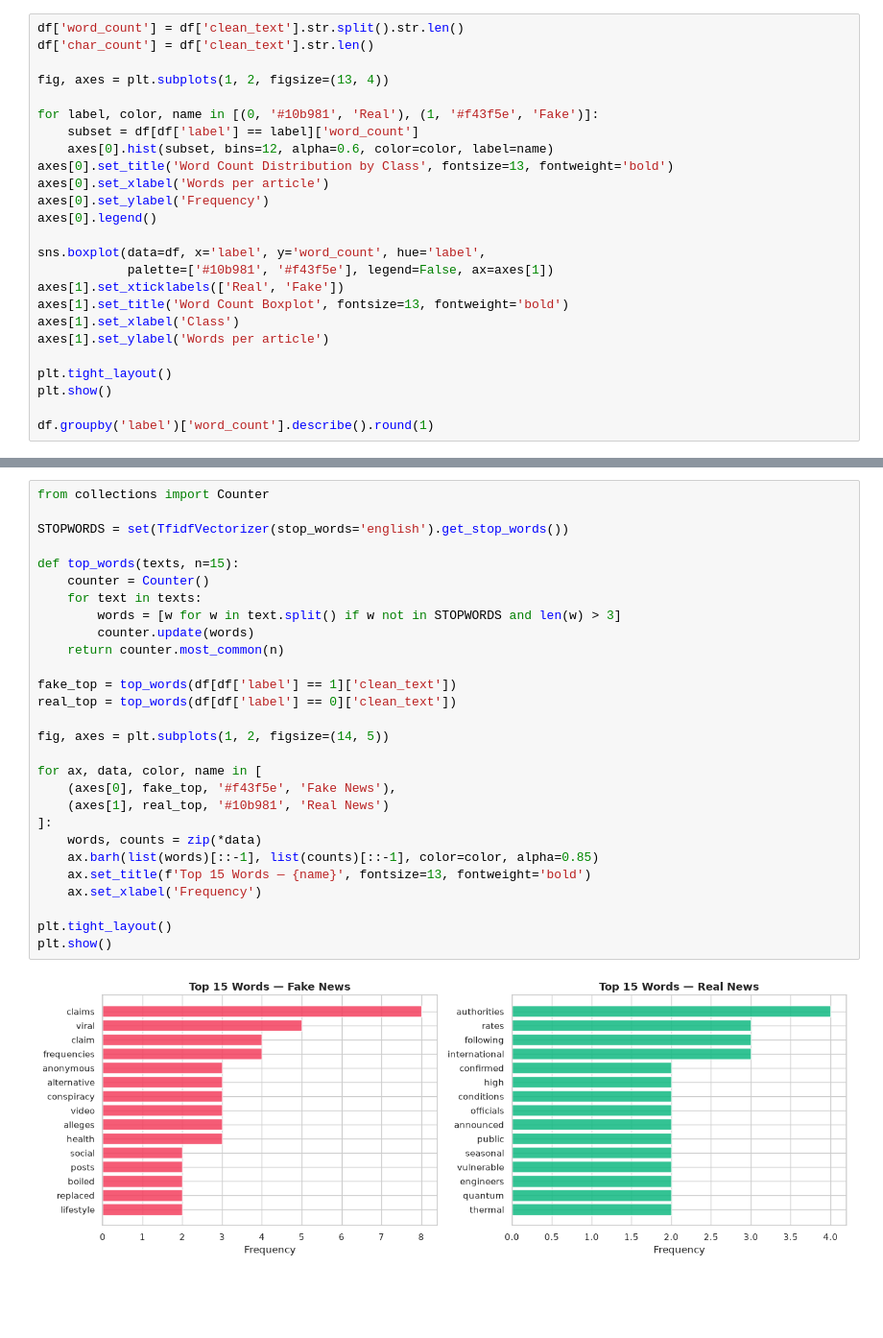
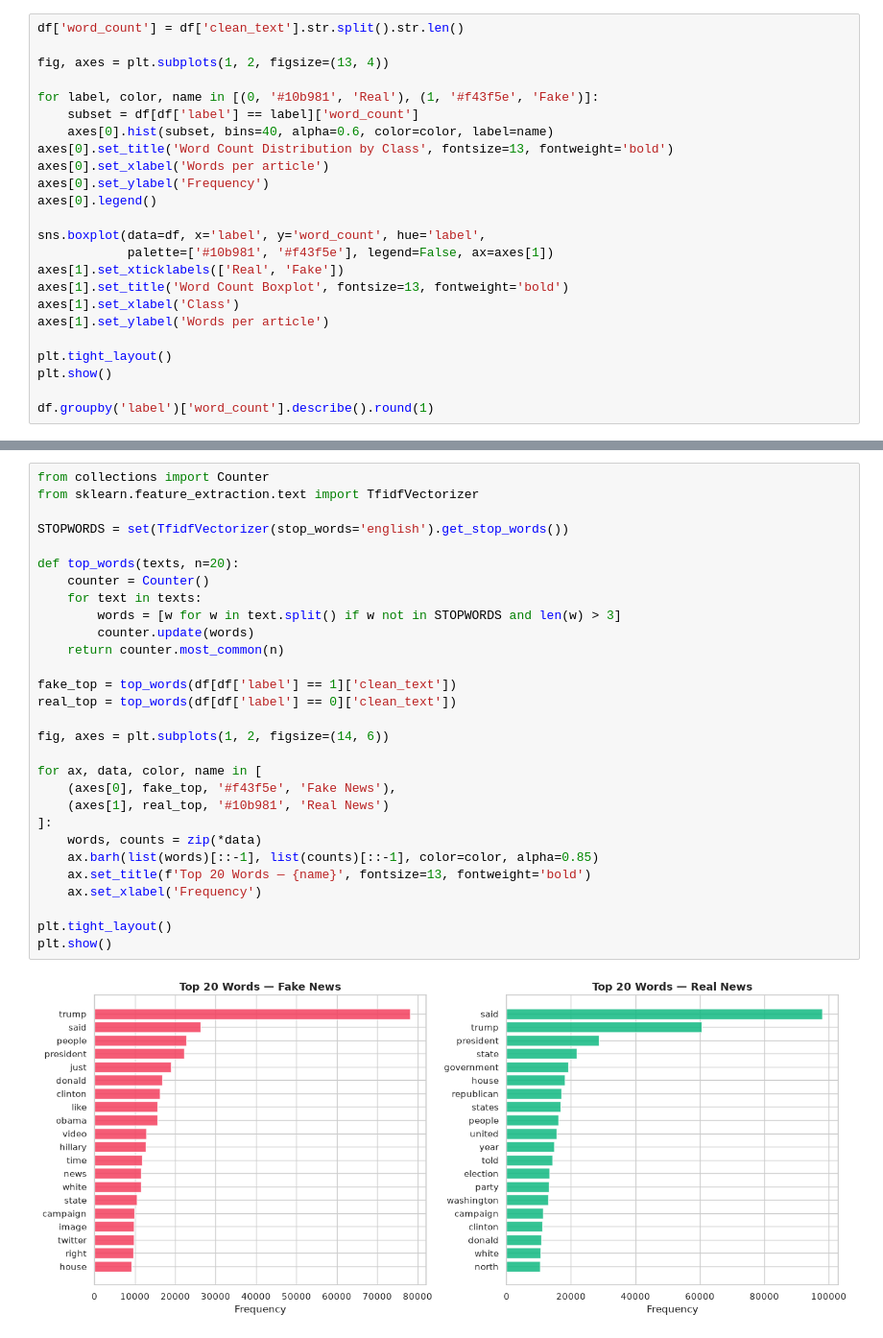
Before and after one commit to ayubwicak/fake-news-detector, a Jupyter notebook: notebooks/exploratory_data_analysis.ipynb, the cells around one changed output, grey strips where cells are left out. Shown at 96% size. Saved outputs shown, nothing was run; the diff lists cells and outputs as text; blank space fills up the shorter version.

```diff
--- a/notebooks/exploratory_data_analysis.ipynb
+++ b/notebooks/exploratory_data_analysis.ipynb
@@ -94,12 +140,11 @@ Membandingkan jumlah kata per artikel antara berita asli dan palsu. Perbedaan di
 # %%
 df['word_count'] = df['clean_text'].str.split().str.len()
-df['char_count'] = df['clean_text'].str.len()
 
 fig, axes = plt.subplots(1, 2, figsize=(13, 4))
 
 for label, color, name in [(0, '#10b981', 'Real'), (1, '#f43f5e', 'Fake')]:
     subset = df[df['label'] == label]['word_count']
-    axes[0].hist(subset, bins=12, alpha=0.6, color=color, label=name)
+    axes[0].hist(subset, bins=40, alpha=0.6, color=color, label=name)
 axes[0].set_title('Word Count Distribution by Class', fontsize=13, fontweight='bold')
 axes[0].set_xlabel('Words per article')
 axes[0].set_ylabel('Frequency')
@@ -129,31 +172,32 @@ Kata-kata paling dominan di tiap kelas. Terlihat jelas perbedaan kosakata sensas
 # %%
 from collections import Counter
+from sklearn.feature_extraction.text import TfidfVectorizer
 
 STOPWORDS = set(TfidfVectorizer(stop_words='english').get_stop_words())
 
-def top_words(texts, n=15):
+def top_words(texts, n=20):
     counter = Counter()
     for text in texts:
         words = [w for w in text.split() if w not in STOPWORDS and len(w) > 3]
         counter.update(words)
     return counter.most_common(n)
 
 fake_top = top_words(df[df['label'] == 1]['clean_text'])
 real_top = top_words(df[df['label'] == 0]['clean_text'])
 
-fig, axes = plt.subplots(1, 2, figsize=(14, 5))
+fig, axes = plt.subplots(1, 2, figsize=(14, 6))
 
 for ax, data, color, name in [
     (axes[0], fake_top, '#f43f5e', 'Fake News'),
     (axes[1], real_top, '#10b981', 'Real News')
 ]:
     words, counts = zip(*data)
     ax.barh(list(words)[::-1], list(counts)[::-1], color=color, alpha=0.85)
-    ax.set_title(f'Top 15 Words — {name}', fontsize=13, fontweight='bold')
+    ax.set_title(f'Top 20 Words — {name}', fontsize=13, fontweight='bold')
     ax.set_xlabel('Frequency')
 
 plt.tight_layout()
 plt.show()
 # %% [output]
-[figure, old version]
+[figure, new version]
 # %% [markdown]
```
Also changed, not shown: parts of 22 cells of this notebook, 12 other files.
